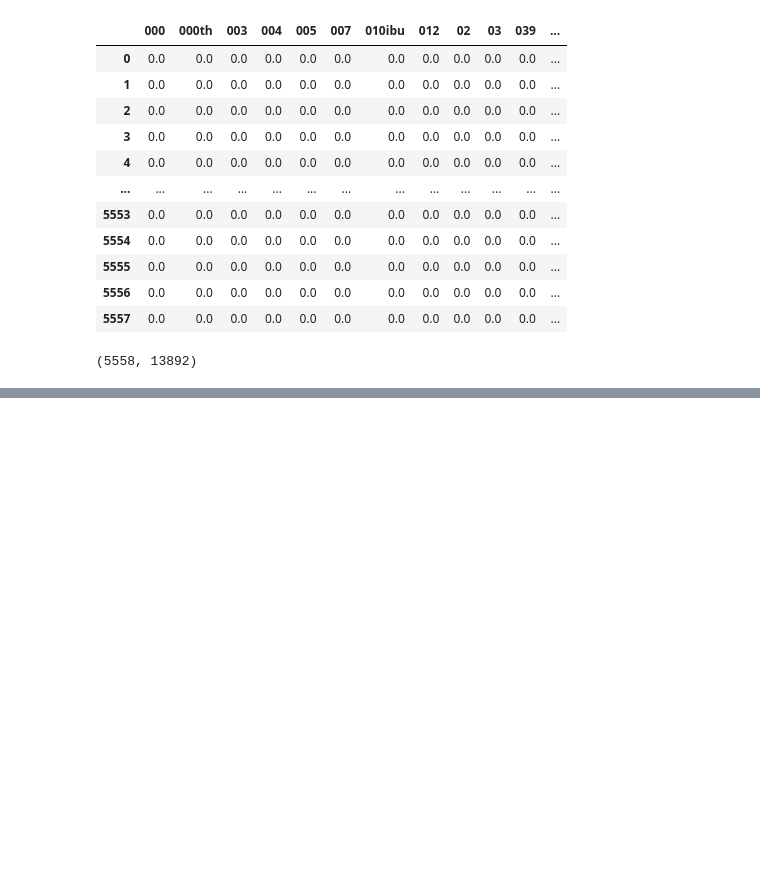
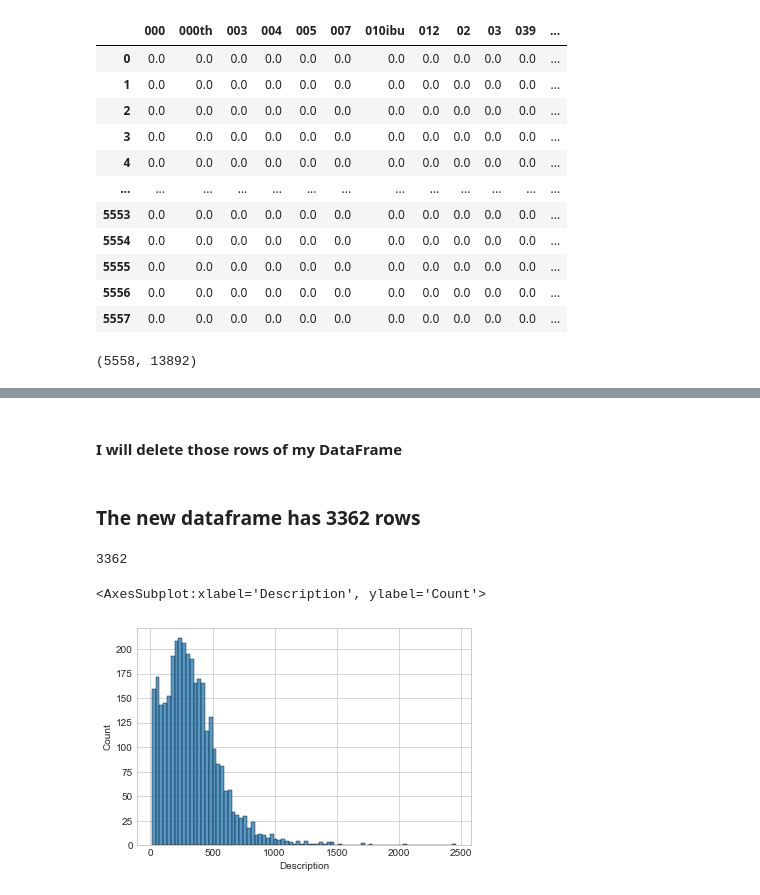
Before and after one commit to JoelAnalytics/beer_recommender, a Jupyter notebook: 01_text_vectorizer_classic.ipynb, the cells around one changed output, grey strips where cells are left out. Saved outputs shown, nothing was run; the diff lists cells and outputs as text; code cells hidden in the pictures; blank space fills up the shorter version.

```diff
--- a/01_text_vectorizer_classic.ipynb
+++ b/01_text_vectorizer_classic.ipynb
@@ -186,0 +213,2 @@ len(df[df.Description=='Notes:'])/len(df)
+# %% [markdown]
+#### I will delete those rows of my DataFrame
@@ -186,0 +219,13 @@ len(df[df.Description=='Notes:'])/len(df)
+# %%
+df.drop(df.index[(df['Description'].str.len()==6)],axis=0,inplace=True)
+# %% [markdown]
+### The new dataframe has 3362 rows
+# %%
+len(df)
+# %% [output]
+3362
+# %%
+sns.histplot(df['Description'].str.len(),bins=80)
+# %% [output]
+<AxesSubplot:xlabel='Description', ylabel='Count'>
+[figure, added]
```
Also changed, not shown: parts of 29 cells of this notebook.
